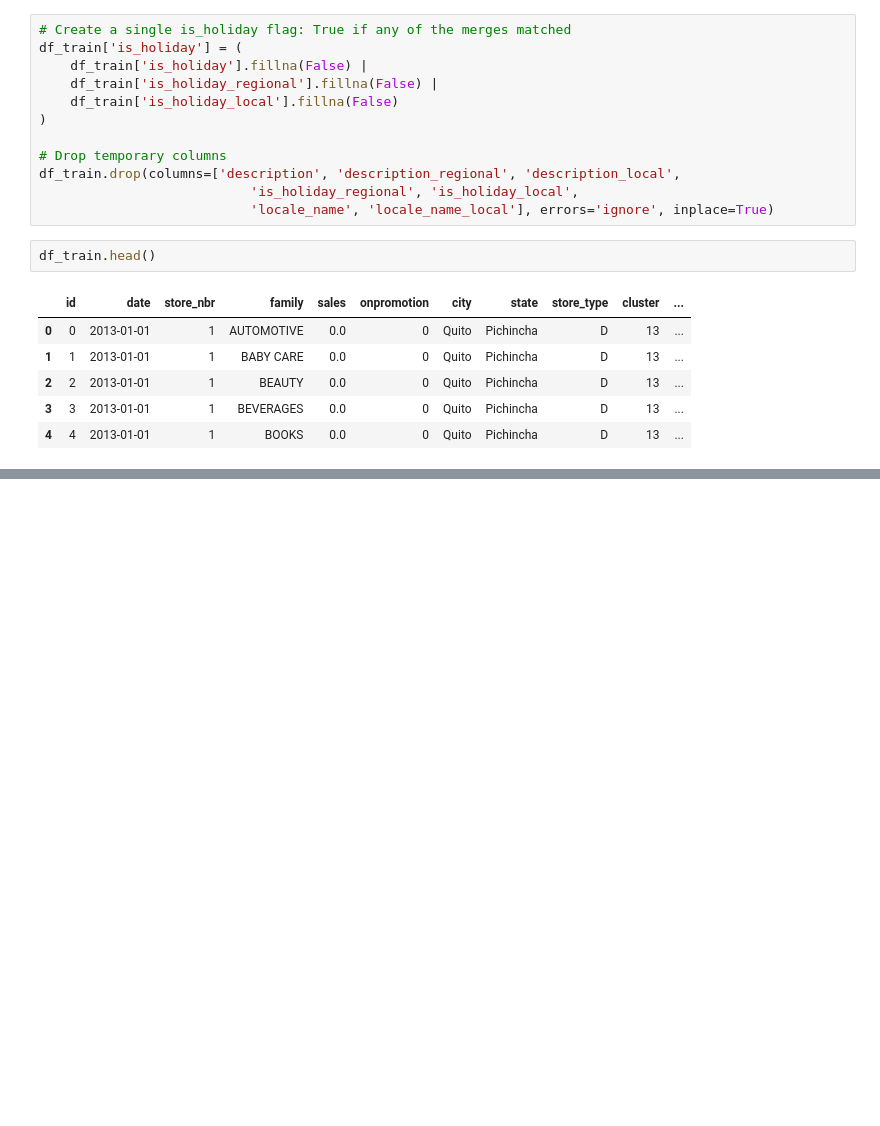
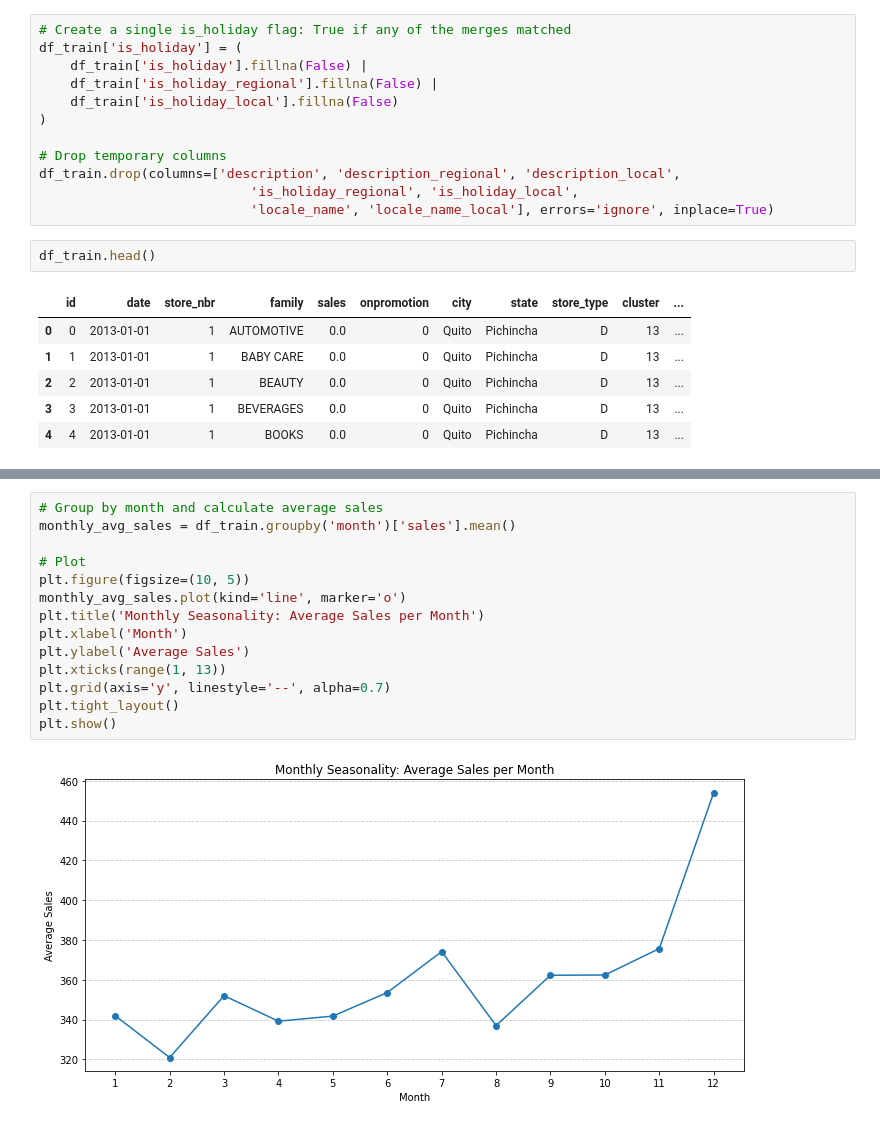
Before and after one commit to montecarlo518/Store-Sales, a Jupyter notebook: store-sales.ipynb, the cells around one changed output, grey strips where cells are left out. Drawn from its saved outputs; the diff is of its cells as text; blank space fills up the shorter version.

```diff
--- a/store-sales.ipynb
+++ b/store-sales.ipynb
@@ -328,0 +390,16 @@ dtype: int64
+# %%
+# Group by month and calculate average sales
+monthly_avg_sales = df_train.groupby('month')['sales'].mean()
+
+# Plot
+plt.figure(figsize=(10, 5))
+monthly_avg_sales.plot(kind='line', marker='o')
+plt.title('Monthly Seasonality: Average Sales per Month')
+plt.xlabel('Month')
+plt.ylabel('Average Sales')
+plt.xticks(range(1, 13))
+plt.grid(axis='y', linestyle='--', alpha=0.7)
+plt.tight_layout()
+plt.show()
+# %% [output]
+[figure, added]
```
Also changed, not shown: parts of 21 cells of this notebook.
